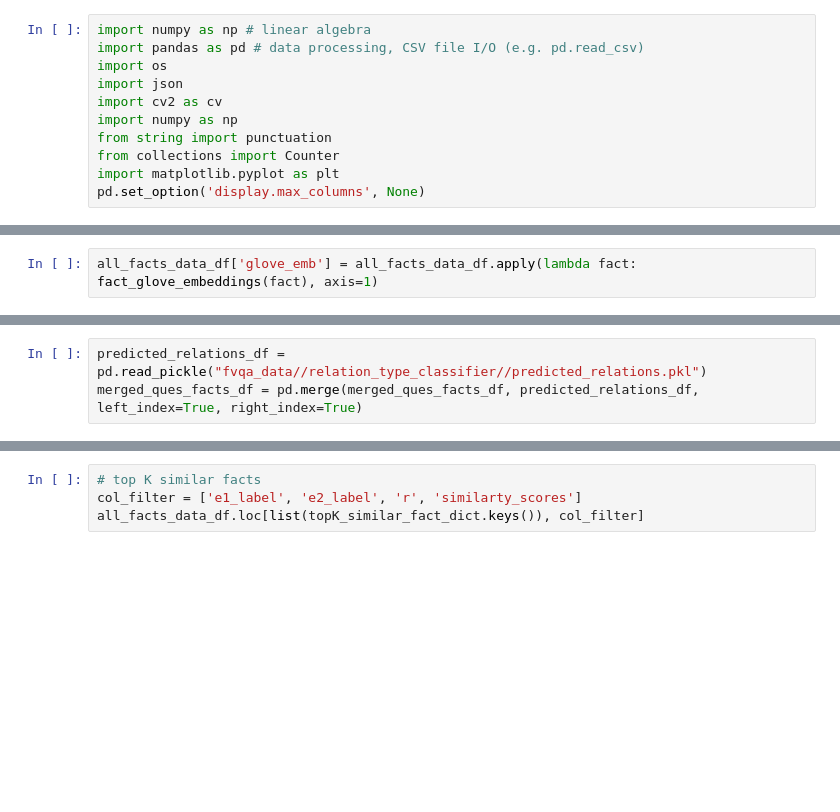
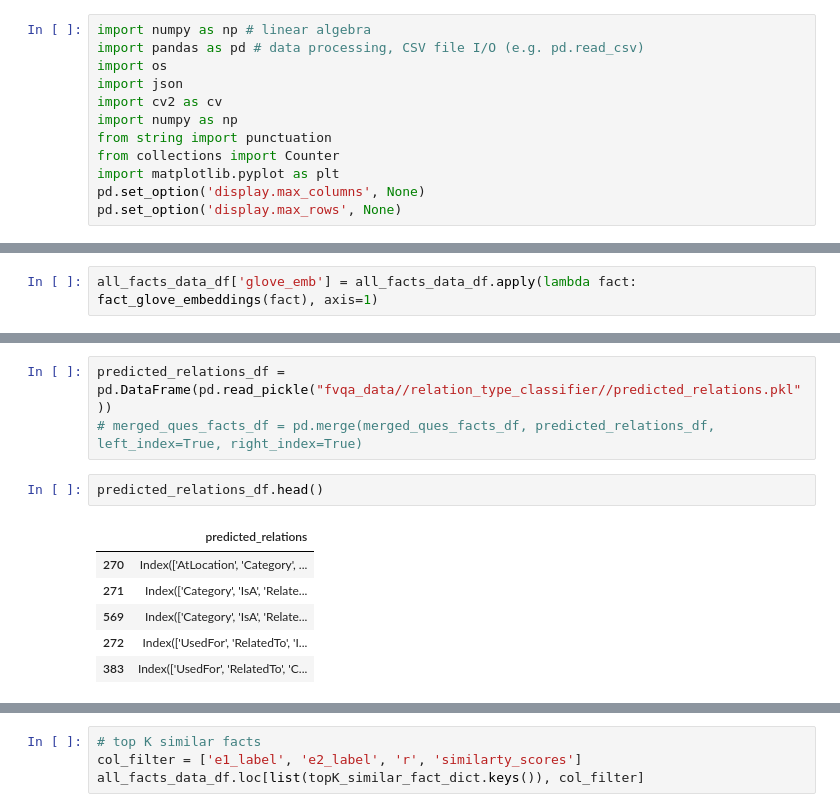
Before and after one commit to afzaalhussain50/fvqa-features-generation, a Jupyter notebook: fvqa_feature_generations.ipynb, the cells around one changed output, grey strips where cells are left out. Saved outputs shown, nothing was run; the diff lists cells and outputs as text; blank space fills up the shorter version.

```diff
--- a/fvqa_feature_generations.ipynb
+++ b/fvqa_feature_generations.ipynb
@@ -9,6 +9,7 @@ from string import punctuation
 from collections import Counter
 import matplotlib.pyplot as plt
 pd.set_option('display.max_columns', None)
+pd.set_option('display.max_rows', None)
 # %%
 fvqa_images_path = "F:\\NUST\\thesis_local\\Practice\\FVQA\\images"
 def show_fvqa_image(image_name):
@@ -518,5 +519,14 @@ all_facts_data_df.head(5)
 | conceptnet/e/9e911a1a354fde0b691a... | conceptnet | train | arrive at station | /a/[/r/CapableOf/,/c/en/train/,/c... | [[a train]] can [[arrive at a sta... | /d/conceptnet/4/en | /and/[/s/activity/omcs/omcs1_poss... | /r/CapableOf | /ctx/all | 1.0 | /c/en/train | ... |
 | conceptnet/e/a86ca74c722e436c1fdb... | conceptnet | aletschhorn | mountain | /a/[/r/RelatedTo/,/c/en/aletschho... | [[Aletschhorn]] is related to [[m... | /d/wiktionary/en/en | /and/[/s/rule/definition_section/... | /r/RelatedTo | /ctx/all | 1.0 | /c/en/aletschhorn/n | ... |
 # %%
-predicted_relations_df = pd.read_pickle("fvqa_data//relation_type_classifier//predicted_relations.pkl")
-merged_ques_facts_df = pd.merge(merged_ques_facts_df, predicted_relations_df, left_index=True, right_index=True)
+predicted_relations_df = pd.DataFrame(pd.read_pickle("fvqa_data//relation_type_classifier//predicted_relations.pkl"))
+# merged_ques_facts_df = pd.merge(merged_ques_facts_df, predicted_relations_df, left_index=True, right_index=True)
+# %%
+predicted_relations_df.head()
+# %% [output]
+|  | predicted_relations |
+| 270 | Index(['AtLocation', 'Category', ... |
+| 271 | Index(['Category', 'IsA', 'Relate... |
+| 569 | Index(['Category', 'IsA', 'Relate... |
+| 272 | Index(['UsedFor', 'RelatedTo', 'I... |
+| 383 | Index(['UsedFor', 'RelatedTo', 'C... |
```
Also changed, not shown: parts of 17 cells of this notebook.
